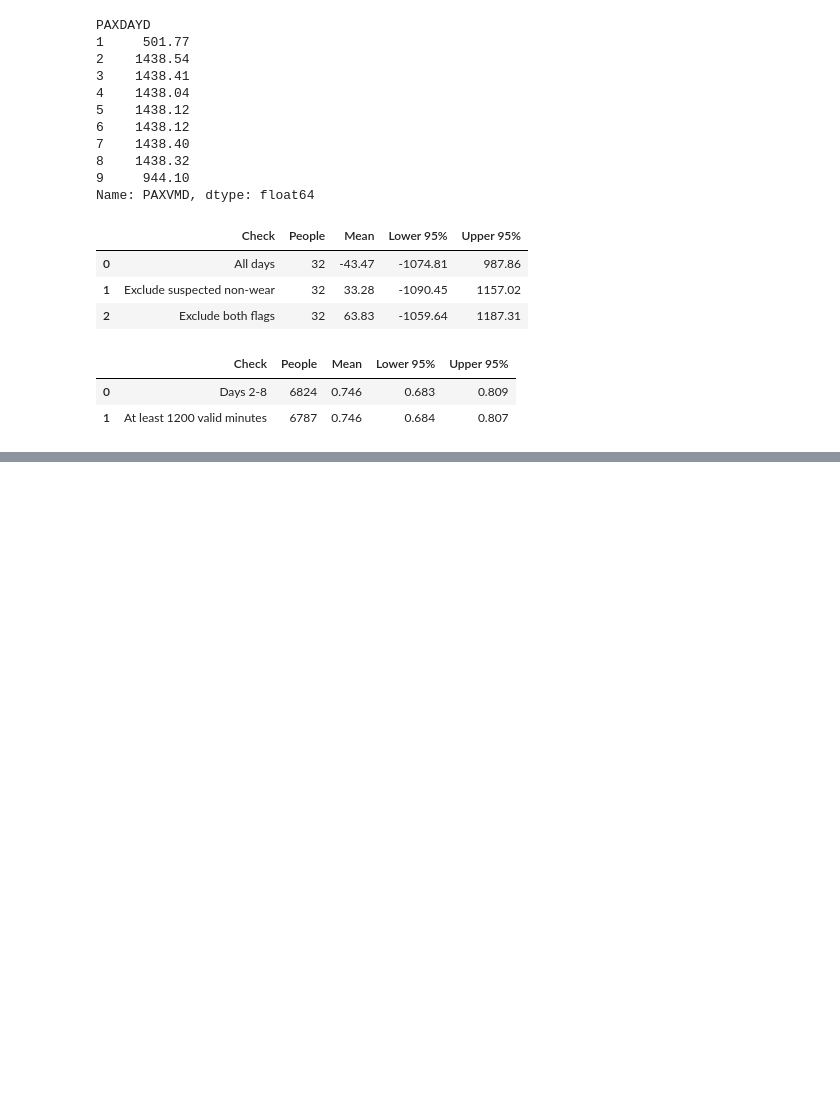
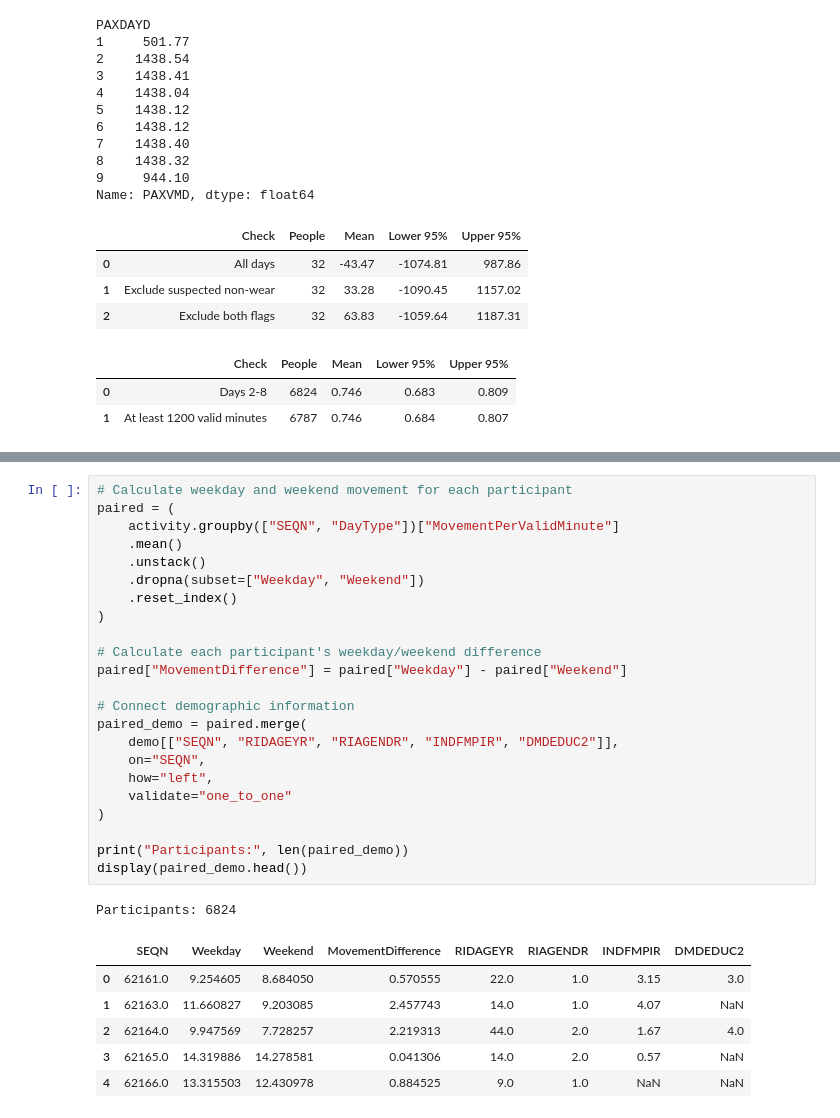
Before and after one commit to gcisne4/cs418-Fitness-Analytics, a Jupyter notebook: eda.ipynb, the cells around one changed output, grey strips where cells are left out. Cells and saved outputs as stored; diff of their text form; blank space fills up the shorter version.

```diff
--- a/eda.ipynb
+++ b/eda.ipynb
@@ -1290,0 +1331,31 @@ Name: PAXVMD, dtype: float64
+# %%
+# Calculate weekday and weekend movement for each participant
+paired = (
+    activity.groupby(["SEQN", "DayType"])["MovementPerValidMinute"]
+    .mean()
+    .unstack()
+    .dropna(subset=["Weekday", "Weekend"])
+    .reset_index()
+)
+
+# Calculate each participant's weekday/weekend difference
+paired["MovementDifference"] = paired["Weekday"] - paired["Weekend"]
+
+# Connect demographic information
+paired_demo = paired.merge(
+    demo[["SEQN", "RIDAGEYR", "RIAGENDR", "INDFMPIR", "DMDEDUC2"]],
+    on="SEQN",
+    how="left",
+    validate="one_to_one"
+)
+
+print("Participants:", len(paired_demo))
+display(paired_demo.head())
+# %% [output]
+Participants: 6824
+|  | SEQN | Weekday | Weekend | MovementDifference | RIDAGEYR | RIAGENDR | INDFMPIR | DMDEDUC2 |
+| 0 | 62161.0 | 9.254605 | 8.684050 | 0.570555 | 22.0 | 1.0 | 3.15 | 3.0 |
+| 1 | 62163.0 | 11.660827 | 9.203085 | 2.457743 | 14.0 | 1.0 | 4.07 | NaN |
+| 2 | 62164.0 | 9.947569 | 7.728257 | 2.219313 | 44.0 | 2.0 | 1.67 | 4.0 |
+| 3 | 62165.0 | 14.319886 | 14.278581 | 0.041306 | 14.0 | 2.0 | 0.57 | NaN |
+| 4 | 62166.0 | 13.315503 | 12.430978 | 0.884525 | 9.0 | 1.0 | NaN | NaN |
```
Also changed, not shown: parts of 19 cells of this notebook, 3 other files.
